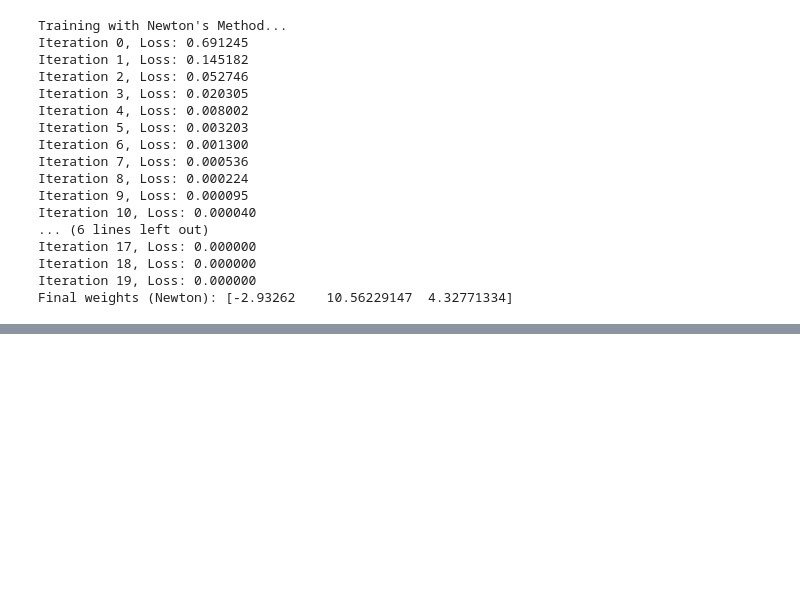
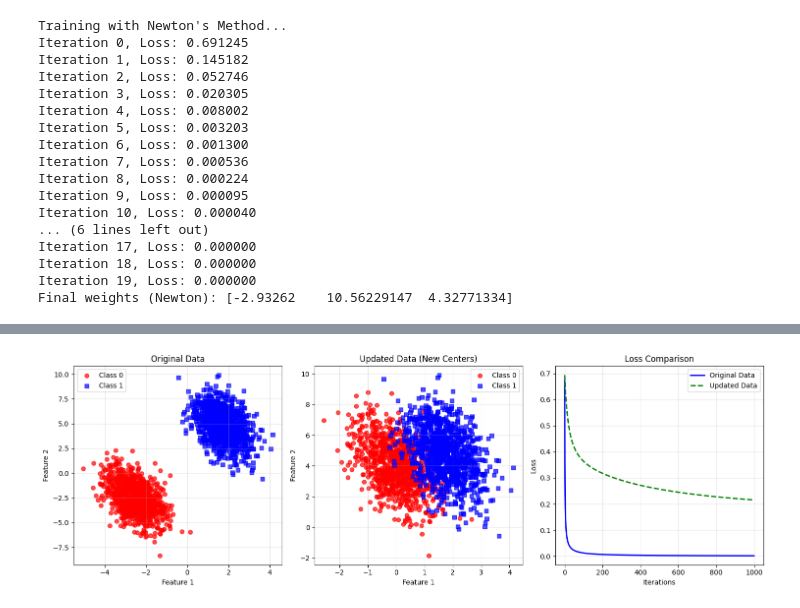
Before and after one commit to samitha278/Pattern-Recognition, a Jupyter notebook: Assignment_2.ipynb, the cells around one changed output, grey strips where cells are left out. Drawn from its saved outputs; the diff is of its cells as text; code cells hidden in the pictures; blank space fills up the shorter version.

```diff
--- a/Assignment_2.ipynb
+++ b/Assignment_2.ipynb
@@ -346,0 +370,19 @@ Final weights (Newton): [-2.93262    10.56229147  4.32771334]
+# %%
+print("\nComparison of methods:")
+print(f"BGD iterations: {len(losses_bgd)}")
+print(f"Newton iterations: {len(losses_newton)}")
+print(f"BGD final loss: {losses_bgd[-1]:.6f}")
+print(f"Newton final loss: {losses_newton[-1]:.6f}")
+
+print("\nTwo approaches to decide number of iterations:")
+print("1. Convergence criterion: Stop when loss change < threshold (e.g., 1e-6)")
+print("2. Validation-based: Use separate validation set and stop when validation loss increases")
+
+new_centers = [[2, 2], [5, 1.5]]
+print(f"\nUpdating centers from {centers} to {new_centers}")
+
+X_new, y_new = make_blobs(n_samples=2000, centers=new_centers, random_state=5)
+X_new = np.dot(X_new, transformation)
+
+print("Training with updated data using Batch Gradient Descent...")
+weights_new, losses_new = batch_gradient_descent(X_new, y_new, learning_rate=0.1, max_iterations=1000)
@@ -346,0 +407,38 @@ Final weights (Newton): [-2.93262    10.56229147  4.32771334]
+# %%
+plt.figure(figsize=(15, 5))
+
+plt.subplot(1, 3, 1)
+plt.scatter(X[y==0, 0], X[y==0, 1], c='red', marker='o', alpha=0.7, label='Class 0')
+plt.scatter(X[y==1, 0], X[y==1, 1], c='blue', marker='s', alpha=0.7, label='Class 1')
+plt.title('Original Data')
+plt.xlabel('Feature 1')
+plt.ylabel('Feature 2')
+plt.legend()
+plt.grid(True, alpha=0.3)
+
+plt.subplot(1, 3, 2)
+plt.scatter(X_new[y_new==0, 0], X_new[y_new==0, 1], c='red', marker='o', alpha=0.7, label='Class 0')
+plt.scatter(X_new[y_new==1, 0], X_new[y_new==1, 1], c='blue', marker='s', alpha=0.7, label='Class 1')
+plt.title('Updated Data (New Centers)')
+plt.xlabel('Feature 1')
+plt.ylabel('Feature 2')
+plt.legend()
+plt.grid(True, alpha=0.3)
+
+plt.subplot(1, 3, 3)
+plt.plot(losses_bgd, 'b-', linewidth=2, label='Original Data')
+plt.plot(losses_new, 'g--', linewidth=2, label='Updated Data')
+plt.xlabel('Iterations')
+plt.ylabel('Loss')
+plt.title('Loss Comparison')
+plt.legend()
+plt.grid(True, alpha=0.3)
+
+plt.tight_layout()
+plt.show()
+
+print(f"\nOriginal data final loss: {losses_bgd[-1]:.6f}")
+print(f"Updated data final loss: {losses_new[-1]:.6f}")
+print(f"Convergence analysis: The updated data shows {'faster' if losses_new[-1] < losses_bgd[-1] else 'slower'} convergence")
+# %% [output]
+[figure, added]
```
Also changed, not shown: parts of 3 cells of this notebook.
